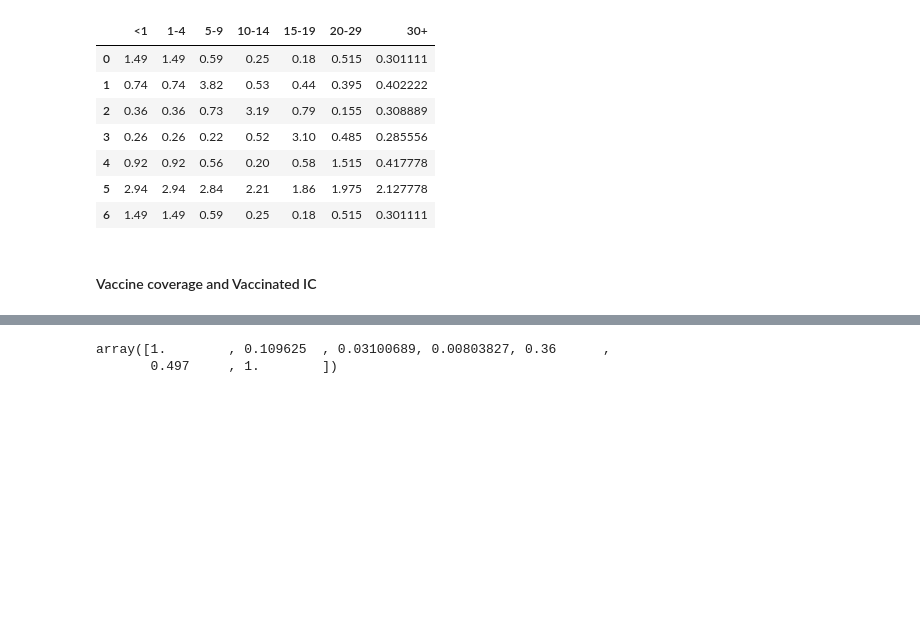
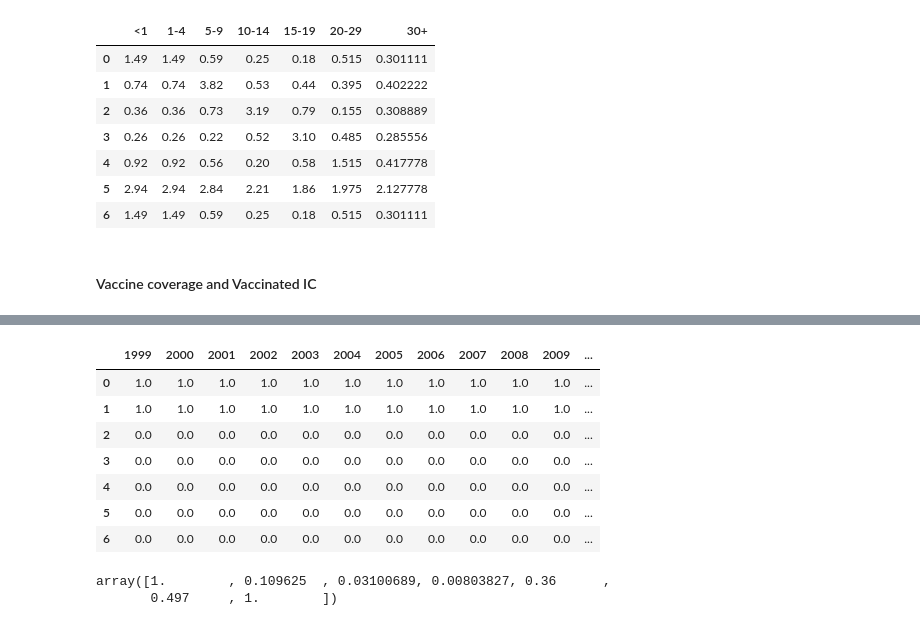
Before and after one commit to dhelekal/EpiRSG2020, a Jupyter notebook: model/Simulation_from_data.ipynb, the cells around one changed output, grey strips where cells are left out. Cells and saved outputs as stored; diff of their text form; code cells hidden in the pictures; blank space fills up the shorter version.

```diff
--- a/model/Simulation_from_data.ipynb
+++ b/model/Simulation_from_data.ipynb
@@ -131,3 +148,14 @@ Vacc_rate_years["2017"] = Vacc_rate_years["2018"]  = Vacc_rate_years["2016"]
+# %%
+Vacc_rate_years
+# %% [output]
+|  | 1999 | 2000 | 2001 | 2002 | 2003 | 2004 | 2005 | 2006 | 2007 | 2008 | 2009 | ... |
+| 0 | 1.0 | 1.0 | 1.0 | 1.0 | 1.0 | 1.0 | 1.0 | 1.0 | 1.0 | 1.0 | 1.0 | ... |
+| 1 | 1.0 | 1.0 | 1.0 | 1.0 | 1.0 | 1.0 | 1.0 | 1.0 | 1.0 | 1.0 | 1.0 | ... |
+| 2 | 0.0 | 0.0 | 0.0 | 0.0 | 0.0 | 0.0 | 0.0 | 0.0 | 0.0 | 0.0 | 0.0 | ... |
+| 3 | 0.0 | 0.0 | 0.0 | 0.0 | 0.0 | 0.0 | 0.0 | 0.0 | 0.0 | 0.0 | 0.0 | ... |
+| 4 | 0.0 | 0.0 | 0.0 | 0.0 | 0.0 | 0.0 | 0.0 | 0.0 | 0.0 | 0.0 | 0.0 | ... |
+| 5 | 0.0 | 0.0 | 0.0 | 0.0 | 0.0 | 0.0 | 0.0 | 0.0 | 0.0 | 0.0 | 0.0 | ... |
+| 6 | 0.0 | 0.0 | 0.0 | 0.0 | 0.0 | 0.0 | 0.0 | 0.0 | 0.0 | 0.0 | 0.0 | ... |
 # %%
 para = m.ModelParams(
     age_strucure=[0,1, 5, 10, 15, 20, 30],  #age cuts
```
Also changed, not shown: parts of 9 cells of this notebook.
